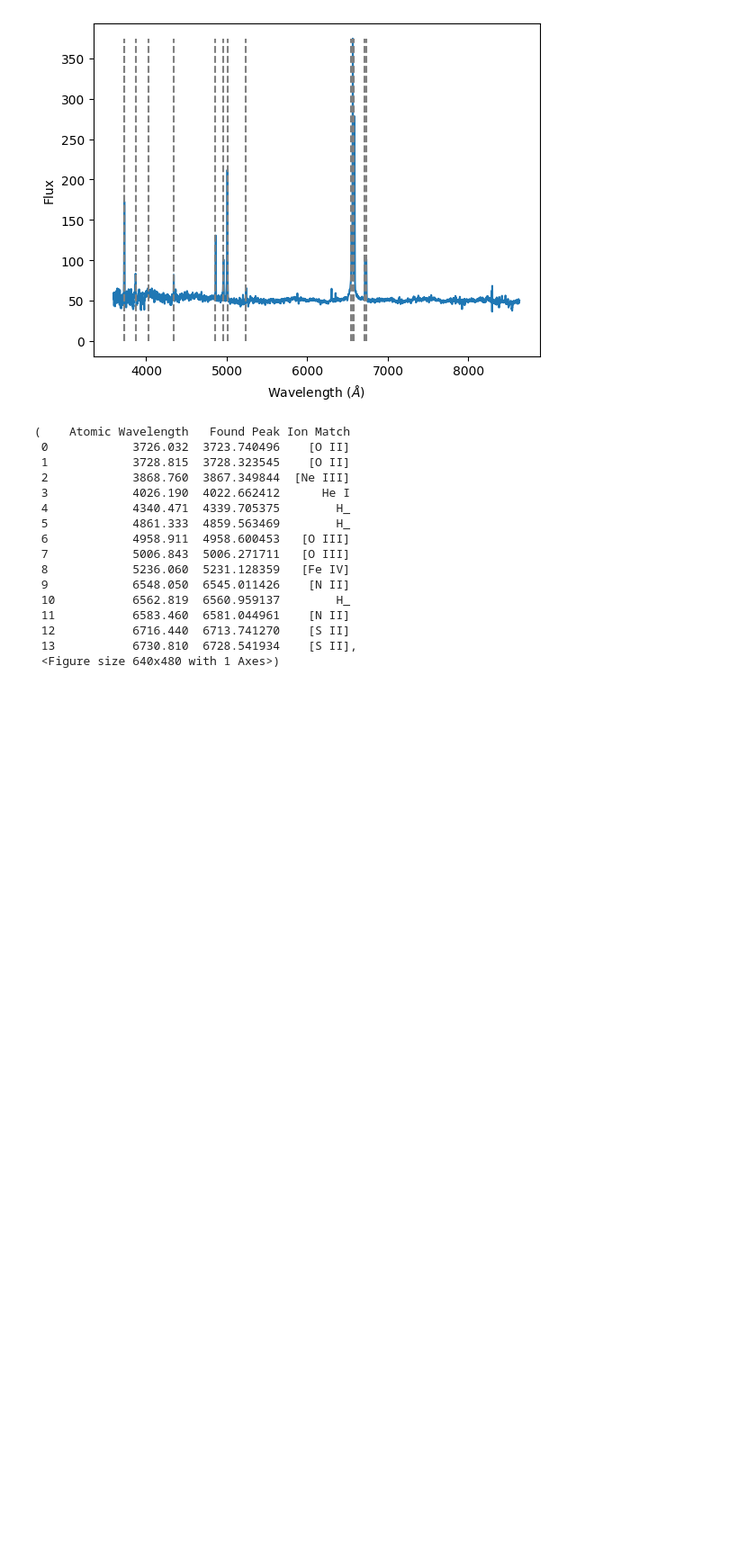
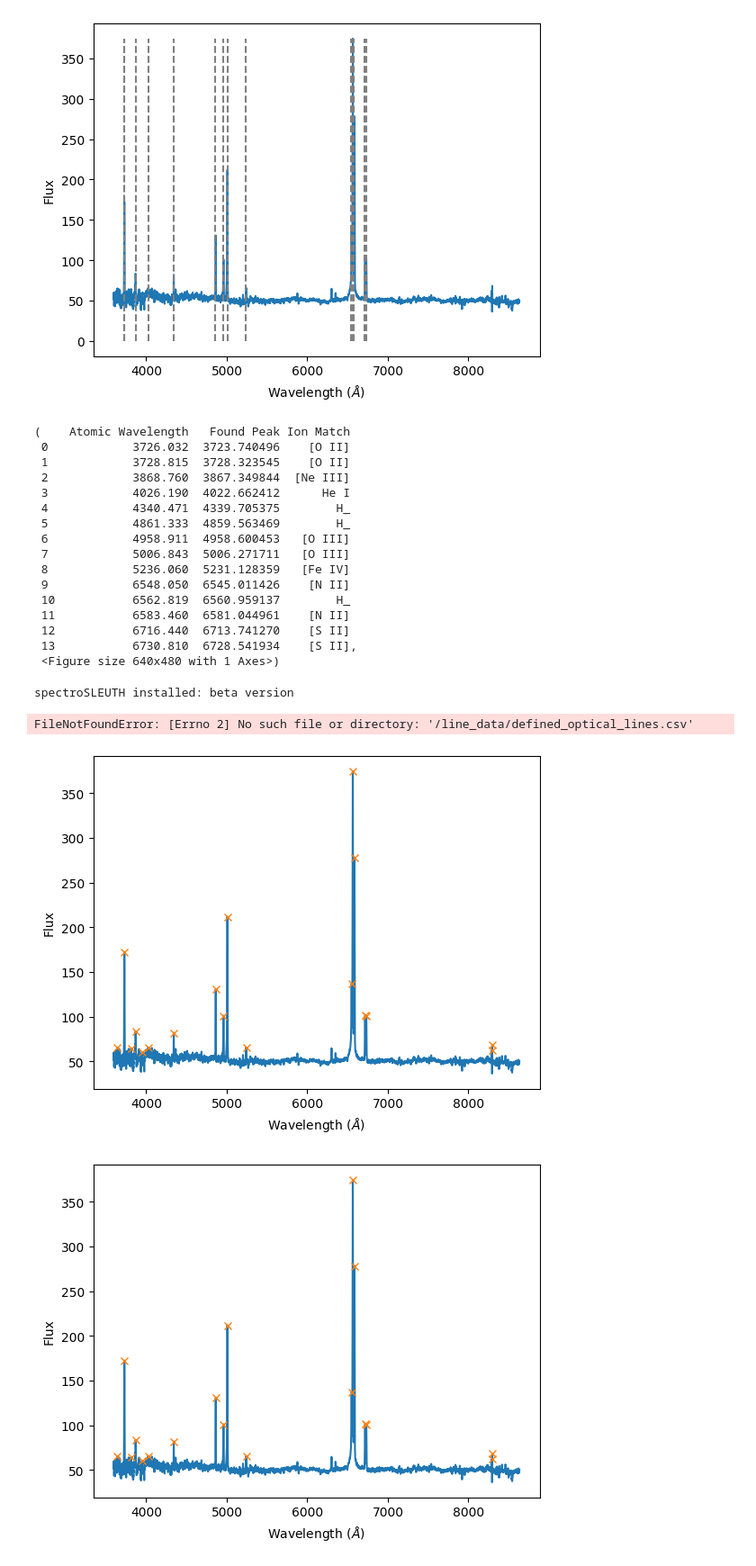
Before and after one commit to daisybissonette/spectroSLEUTH, a Jupyter notebook: testing.ipynb, the cells around one changed output. Shown at 90% size. Saved outputs shown, nothing was run; the diff lists cells and outputs as text; code cells hidden in the pictures; blank space fills up the shorter version.

```diff
--- a/testing.ipynb
+++ b/testing.ipynb
@@ -334,3 +334,14 @@ el.line_identification(results_table)
  12           6716.440  6713.741270    [S II]
  13           6730.810  6728.541934    [S II],
  <Figure size 640x480 with 1 Axes>)
+# %%
+from spectroSLEUTH import sleuth
+
+el = sleuth.emission_lines('/Users/leafeuillet/codeastro/spectroSLEUTH/tests/test_spectrum_1.fits', 0.0646, prominence=20)
+el.line_detection()
+el.line_identification()
+# %% [output]
+spectroSLEUTH installed: beta version
+FileNotFoundError: [Errno 2] No such file or directory: '/line_data/defined_optical_lines.csv'
+[figure, added]
+[figure, added]
```
Also changed, not shown: 1 other file.
